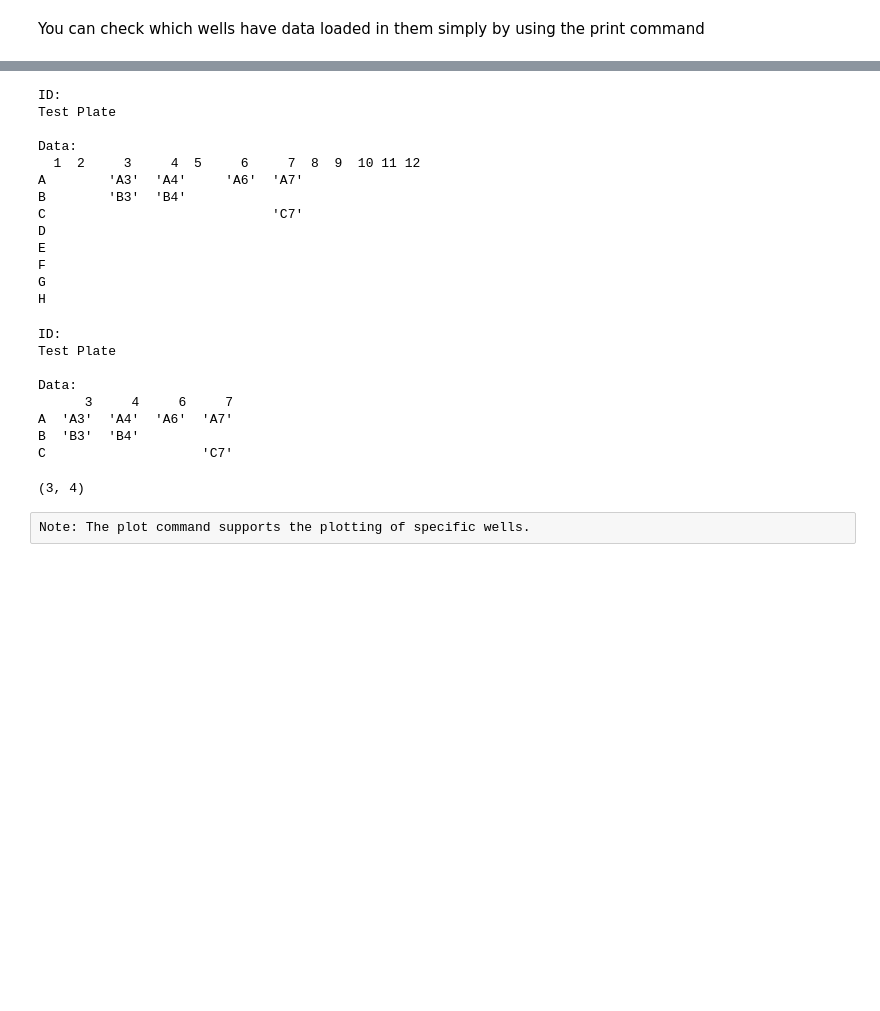
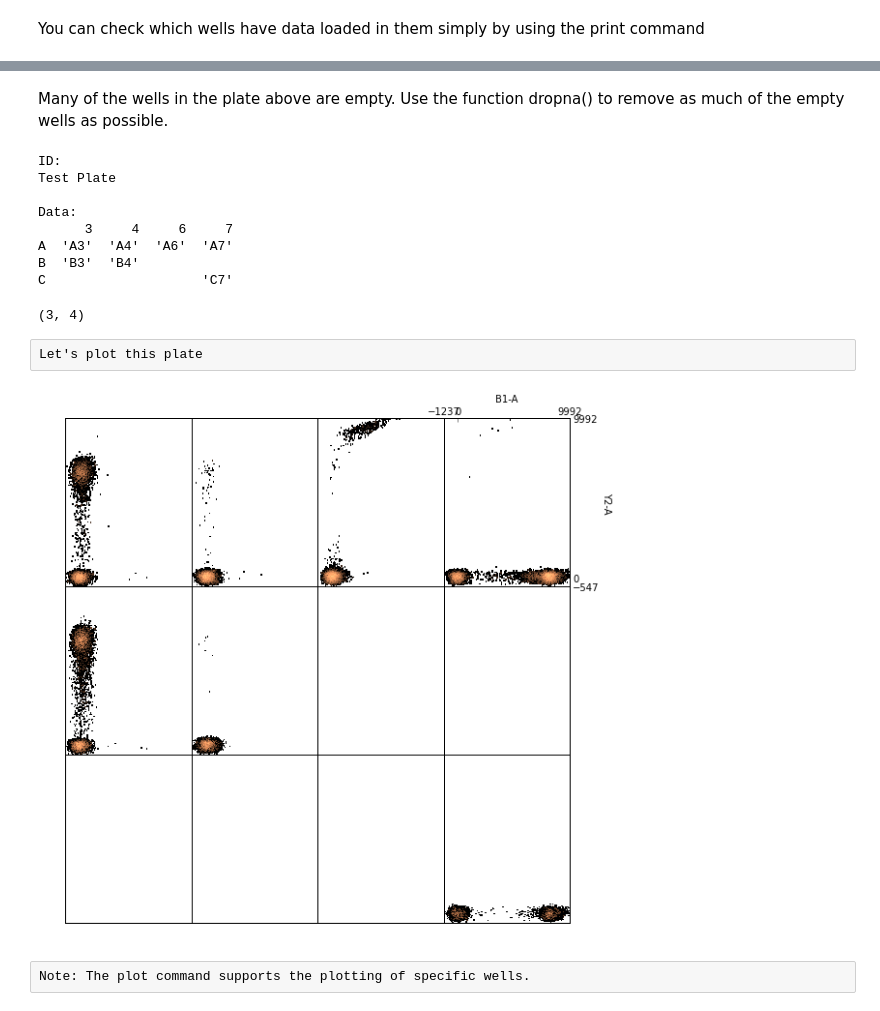
Before and after one commit to eyurtsev/FlowCytometryTools, a Jupyter notebook: doc/Cookbook.ipynb, the cells around one changed output, grey strips where cells are left out. Drawn from its saved outputs; the diff is of its cells as text; code cells hidden in the pictures; blank space fills up the shorter version.

```diff
--- a/doc/Cookbook.ipynb
+++ b/doc/Cookbook.ipynb
@@ -197,35 +222,27 @@ print plate
+# %% [markdown]
+Many of the wells in the plate above are empty. Use the function dropna() to remove as much of the empty wells as possible.
 # %%
 plate = plate.dropna()
+
+print plate
+plate.shape
 # %% [output]
 ID:
 Test Plate
 
 Data:
-  1  2     3     4  5     6     7  8  9  10 11 12
-A        'A3'  'A4'     'A6'  'A7'
-B        'B3'  'B4'
-C                             'C7'
-D
-E
-F
-G
-H
+      3     4     6     7
+A  'A3'  'A4'  'A6'  'A7'
+B  'B3'  'B4'
+C                    'C7'
+(3, 4)
-# %%
-print plate
-plate.shape
-# %% [output]
-ID:
-Test Plate
-
-Data:
-      3     4     6     7
-A  'A3'  'A4'  'A6'  'A7'
-B  'B3'  'B4'
-C                    'C7'
-(3, 4)
+# %% [raw]
+Let's plot this plate
 # %%
 figure(figsize=(10, 10))
-plate.plot(['SSC-A', 'FSC-A'], transform='hlog', xlim=(0, 10000));
+plate.plot(['B1-A', 'Y2-A'], transform='hlog');
+# %% [output]
+[figure, added]
 # %% [raw]
 Note: The plot command supports the plotting of specific wells.
 # %%
```
Also changed, not shown: parts of 35 cells of this notebook.
